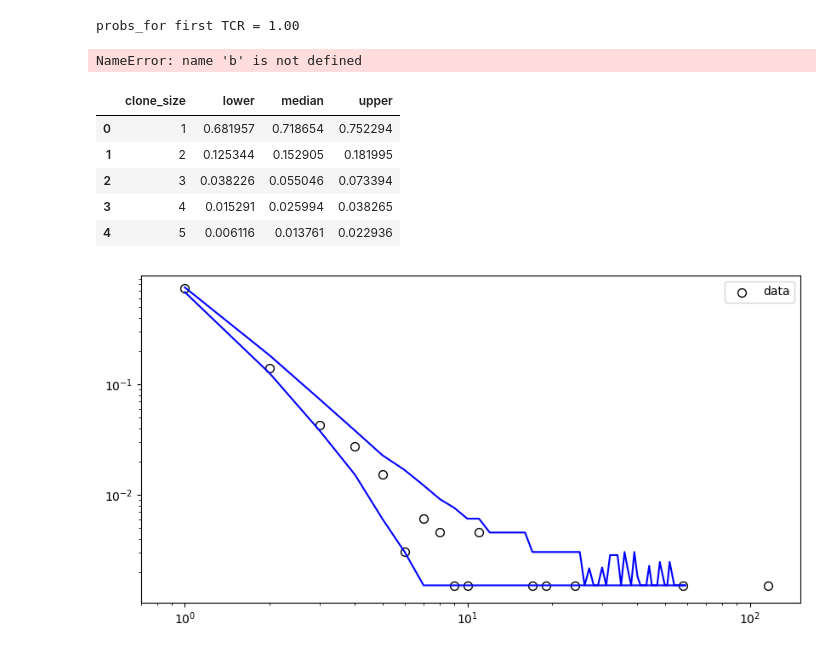
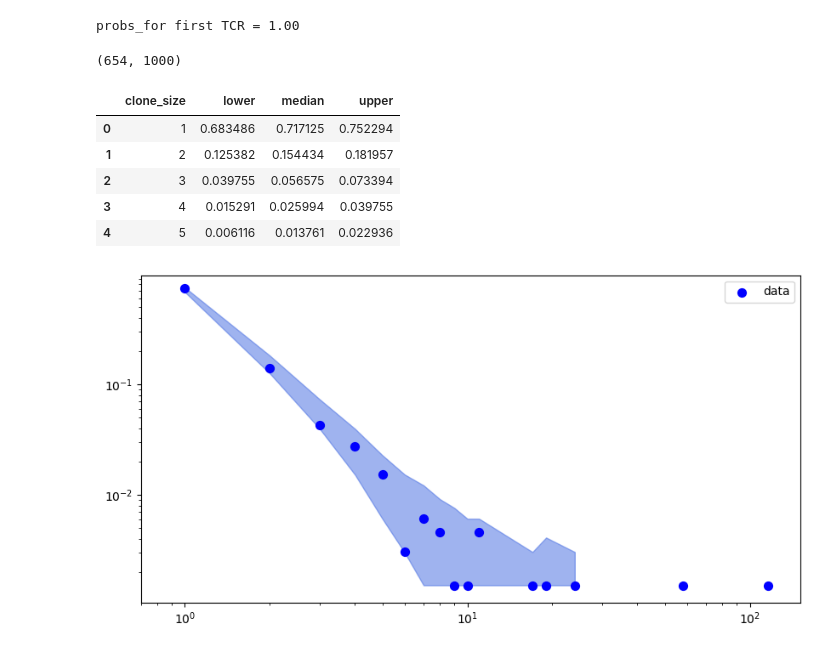
Before and after one commit to maheshworpaudel5001/TCR_proliferation_in_GBM, a Jupyter notebook: tutorial.ipynb, the cells around one changed output. Saved outputs shown, nothing was run; the diff lists cells and outputs as text; code cells hidden in the pictures.

```diff
--- a/tutorial.ipynb
+++ b/tutorial.ipynb
@@ -25,6 +25,7 @@ def probability(xw, xp, ri, Mi):
         epsrel=1e-10,
     )[0]
     return factor_up_front * integral
+probability = np.vectorize(probability)
 # %% [markdown]
 The ``probability`` function calculates the likelihood of a TCR proliferating based on its waiting time, proliferation rate, propensity, and expected clone size.
 
@@ -164,10 +165,6 @@ xp: 4.50000000
 Neg-logL: 662.26980794
 xp: 3.06427002
 ================================================================================
-# %%
-xw_opt = 100
-xp_opt = 3.06427002
-scaling_constant = 223.63591068
 # %%
 def calc_probs_for_single_tcr(ri, xw, xp, maxM):
     return [probability(xw, xp, ri, M) for M in range(1, maxM + 1)]
@@ -204,7 +201,7 @@ ri_for_all_tcrs = data['r_i'].values
 probs_ = calc_probs_for_every_tcr(ri_for_all_tcrs/scaling_constant, xw_opt, xp_opt, 1000, disable_progressbar=False)
 print(probs_.shape)
 # %% [output]
-NameError: name 'b' is not defined
+(654, 1000)
 # %%
 def generate_configuration_per_tcr(
     prob_array,
@@ -358,10 +355,10 @@ ci_df = ci_pdf(model_config, alpha=5, least_number_of_observations=10)
 ci_df.head()
 # %% [output]
 |  | clone_size | lower | median | upper |
-| 0 | 1 | 0.681957 | 0.718654 | 0.752294 |
-| 1 | 2 | 0.125344 | 0.152905 | 0.181995 |
-| 2 | 3 | 0.038226 | 0.055046 | 0.073394 |
-| 3 | 4 | 0.015291 | 0.025994 | 0.038265 |
+| 0 | 1 | 0.683486 | 0.717125 | 0.752294 |
+| 1 | 2 | 0.125382 | 0.154434 | 0.181957 |
+| 2 | 3 | 0.039755 | 0.056575 | 0.073394 |
+| 3 | 4 | 0.015291 | 0.025994 | 0.039755 |
 | 4 | 5 | 0.006116 | 0.013761 | 0.022936 |
 # %%
 def plot_pdf(config_data, raw=True):
@@ -380,8 +377,8 @@ def plot_pdf(config_data, raw=True):
         x_data,
         y_data,
         s=50,
-        facecolors="white",
-        edgecolors="black",
+        facecolors="blue",
+        edgecolors="blue",
         label="data",
         zorder=2,
     )
@@ -396,8 +393,10 @@ def plot_pdf(config_data, raw=True):
     return fig, ax
 # %%
 fig, ax = plot_pdf(clone_count_values)
-ax.plot(ci_df['clone_size'], ci_df['lower'], 'blue')
-ax.plot(ci_df['clone_size'], ci_df['upper'], 'blue')
+# ax.plot(ci_df['clone_size'], ci_df['lower'], 'black')
+# ax.plot(ci_df['clone_size'], ci_df['upper'], 'black')
+# ax.scatter(x_data, y_data, s=30, facecolors='white', alpha=1.0, edgecolors='black', zorder=1)
+ax.fill_between(ci_df['clone_size'], ci_df['lower'], ci_df['upper'], color='royalblue', alpha=0.5)
 plt.show()
 # %% [output]
-[figure, old version]
+[figure, new version]
```
Also changed, not shown: parts of 4 cells of this notebook, 1 other file.
